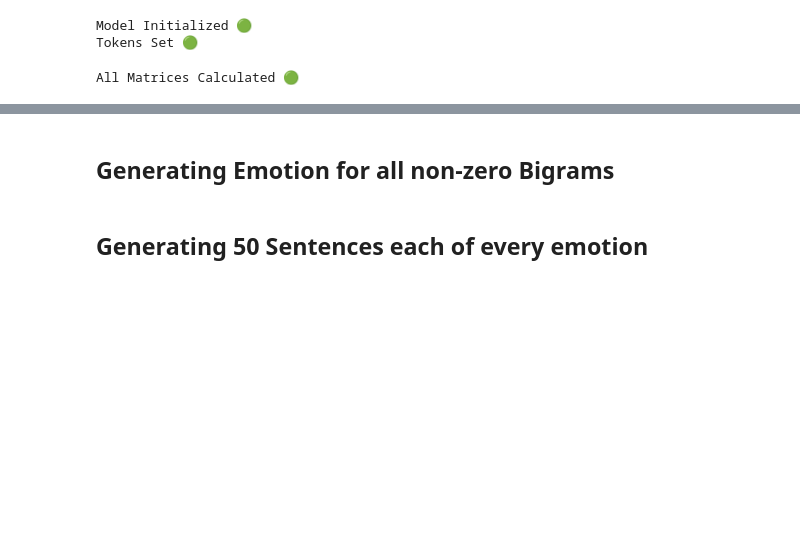
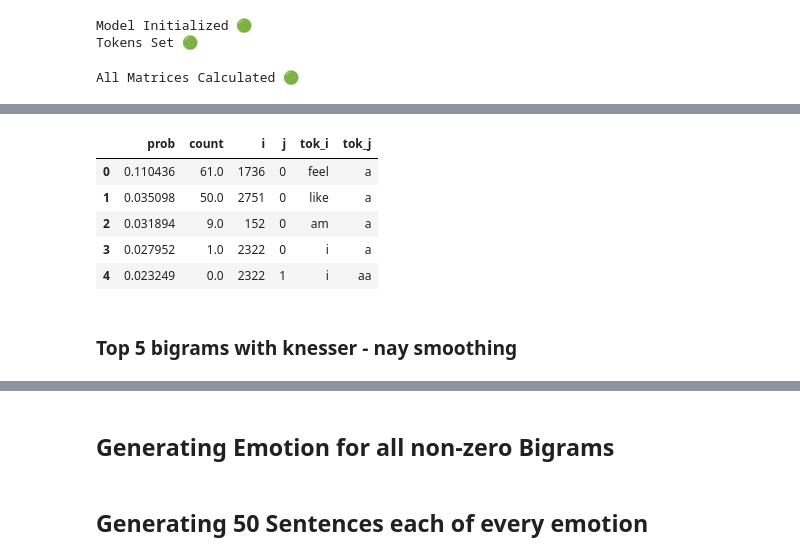
Before and after one commit to Jaskaran320/NLP-assignments, a Jupyter notebook: Assignment-1/Task-2/test.ipynb, the cells around one changed output, grey strips where cells are left out. Cells and saved outputs as stored; diff of their text form; code cells hidden in the pictures; blank space fills up the shorter version.

```diff
--- a/Assignment-1/Task-2/test.ipynb
+++ b/Assignment-1/Task-2/test.ipynb
@@ -35,0 +98,17 @@ All Matrices Calculated 🟢
+# %%
+import pandas as pd
+
+mat = model.get_normal_matrix()
+mat_laplace = model.get_laplace_matrix()
+mat_kn = model.get_kn_matrix()
+
+
+mat_df = pd.DataFrame(mat_laplace)
+top5_bigrams = []
+for i in mat_df.columns:
+  max_in_col = mat_df[i].nlargest(5)
+  for j in range(5):
+   top5_bigrams.append((max_in_col.iloc[j], i, j))
+
+top5_bigrams.sort(reverse=True)
+top5_bigrams
@@ -35,0 +133,17 @@ All Matrices Calculated 🟢
+# %%
+top = []
+for prob, i, j in top5_bigrams:
+  counts = model.get_count_matrix()
+  top.append((prob, counts[i][j], i, j, model.get_token()[i], model.get_token()[j]))
+
+top.sort(reverse=True)
+pd.DataFrame(top, columns=['prob', 'count', 'i', 'j', 'tok_i', 'tok_j']).head(5)
+# %% [output]
+|  | prob | count | i | j | tok_i | tok_j |
+| 0 | 0.110436 | 61.0 | 1736 | 0 | feel | a |
+| 1 | 0.035098 | 50.0 | 2751 | 0 | like | a |
+| 2 | 0.031894 | 9.0 | 152 | 0 | am | a |
+| 3 | 0.027952 | 1.0 | 2322 | 0 | i | a |
+| 4 | 0.023249 | 0.0 | 2322 | 1 | i | aa |
+# %% [markdown]
+### Top 5 bigrams with knesser - nay smoothing
```
Also changed, not shown: parts of 12 cells of this notebook.
